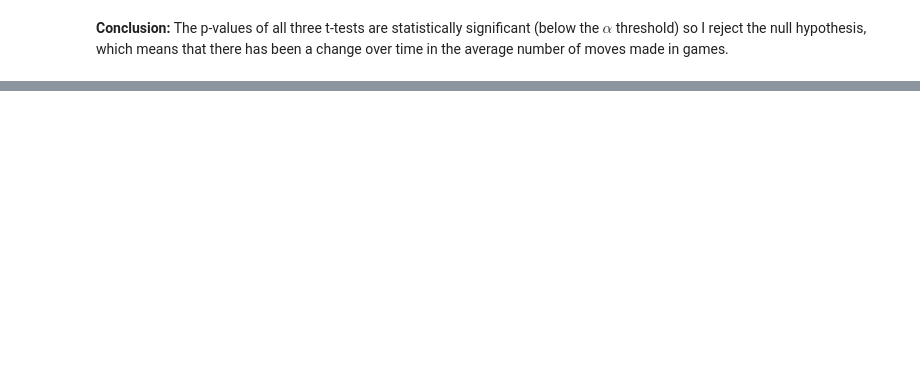
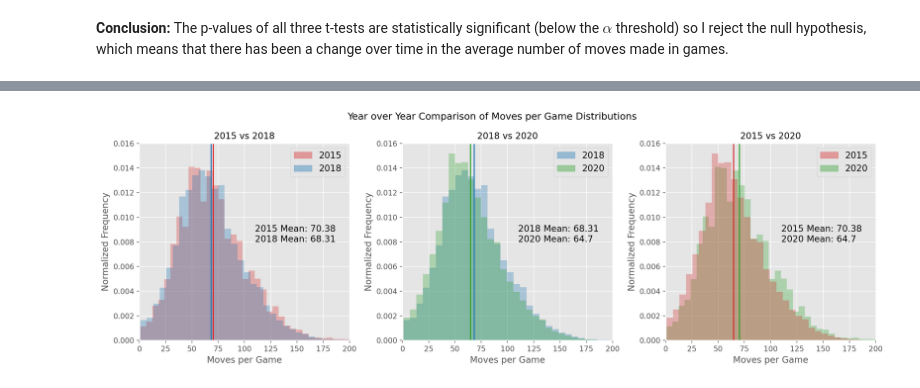
Before and after one commit to kenshr/The-Evolution-of-Chess, a Jupyter notebook: src/Sample_RU_1500_EDA.ipynb, the cells around one changed output, grey strips where cells are left out. Saved outputs shown, nothing was run; the diff lists cells and outputs as text; code cells hidden in the pictures; blank space fills up the shorter version.

```diff
--- a/src/Sample_RU_1500_EDA.ipynb
+++ b/src/Sample_RU_1500_EDA.ipynb
@@ -376,0 +420,46 @@ print('2015 vs 2018: {ttest}'.format(ttest = stats.ttest_ind(chess_df[chess_df.y
+# %%
+# T-test Histograms overlayed
+years = [2015, 2018, 2020, 2015]
+colors = ['tab:red', 'tab:blue', 'tab:green','tab:red']
+ttests = [ttest_15v18, ttest_15v20, ttest_18v20]
+h_2015 = mpatches.Patch(color='tab:red', alpha=0.4, label=2015)
+h_2018 = mpatches.Patch(color='tab:blue', alpha=0.4, label=2018)
+h_2020 = mpatches.Patch(color='tab:green', alpha=0.4, label=2020)
+h=[h_2015, h_2018, h_2020, h_2015]
+
+fig, axs = plt.subplots(1, 3, figsize=(15,5), dpi=200)
+
+for idx, ax in enumerate(axs.flatten()):
+    year1 = min(years[idx],years[idx+1])
+    year2 = max(years[idx],years[idx+1])
+    df1 = chess_df[chess_df.year==year1].copy(deep=True)
+    df2 = chess_df[chess_df.year==year2].copy(deep=True)
+
+    ax.hist(df1.total_moves.values,bins=50,density=True, alpha = 0.3, color=colors[idx])
+    ax.hist(df2.total_moves.values,bins=50,density=True, alpha = 0.3, color=colors[idx+1])
+
+    ax.text(110, 0.008, '{year1} Mean: {mean1} \n{year2} Mean: {mean2}'
+            .format(year1=year1, year2=year2,mean1=round(df1.total_moves.mean(),2), mean2=round(df2.total_moves.mean(),2)),
+            color='Black', fontsize=12, ha='left')
+
+    ax.axvline(x = df1.total_moves.mean(), color=colors[idx])
+    ax.axvline(x = df2.total_moves.mean(), color=colors[idx+1])
+
+    ax.set_title('{year} vs {year2}'.format(year=year1, year2=year2),fontsize=12)
+    ax.set_xlabel('Moves per Game', fontsize=12)
+    ax.set_ylabel('Normalized Frequency', fontsize=12)
+    if idx < 2:
+        ax.legend(handles=[h[idx],h[idx+1]], fontsize=12)
+    else:
+        ax.legend(handles=[h[idx+1],h[idx]], fontsize=12)
+
+    ax.set_xlim((0,200))
+    ax.set_ylim((0,0.016))
+
+fig.suptitle('Year over Year Comparison of Moves per Game Distributions', fontsize=13)
+
+plt.tight_layout()
+plt.savefig('../imgs/YoY_moves_per_game_ttest.png')
+plt.show()
+# %% [output]
+[figure, added]
```
Also changed, not shown: parts of 16 cells of this notebook, 4 other files.
